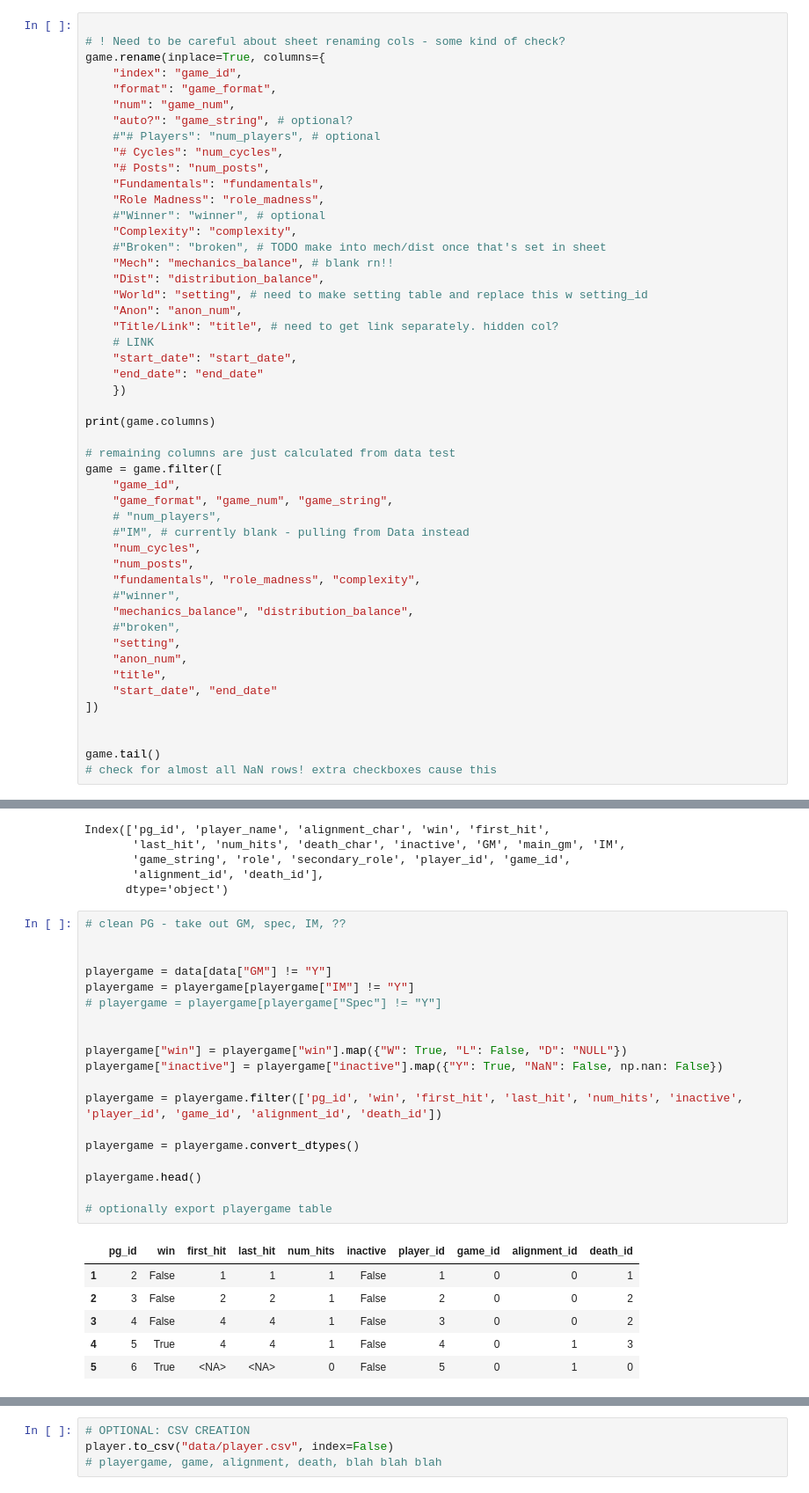
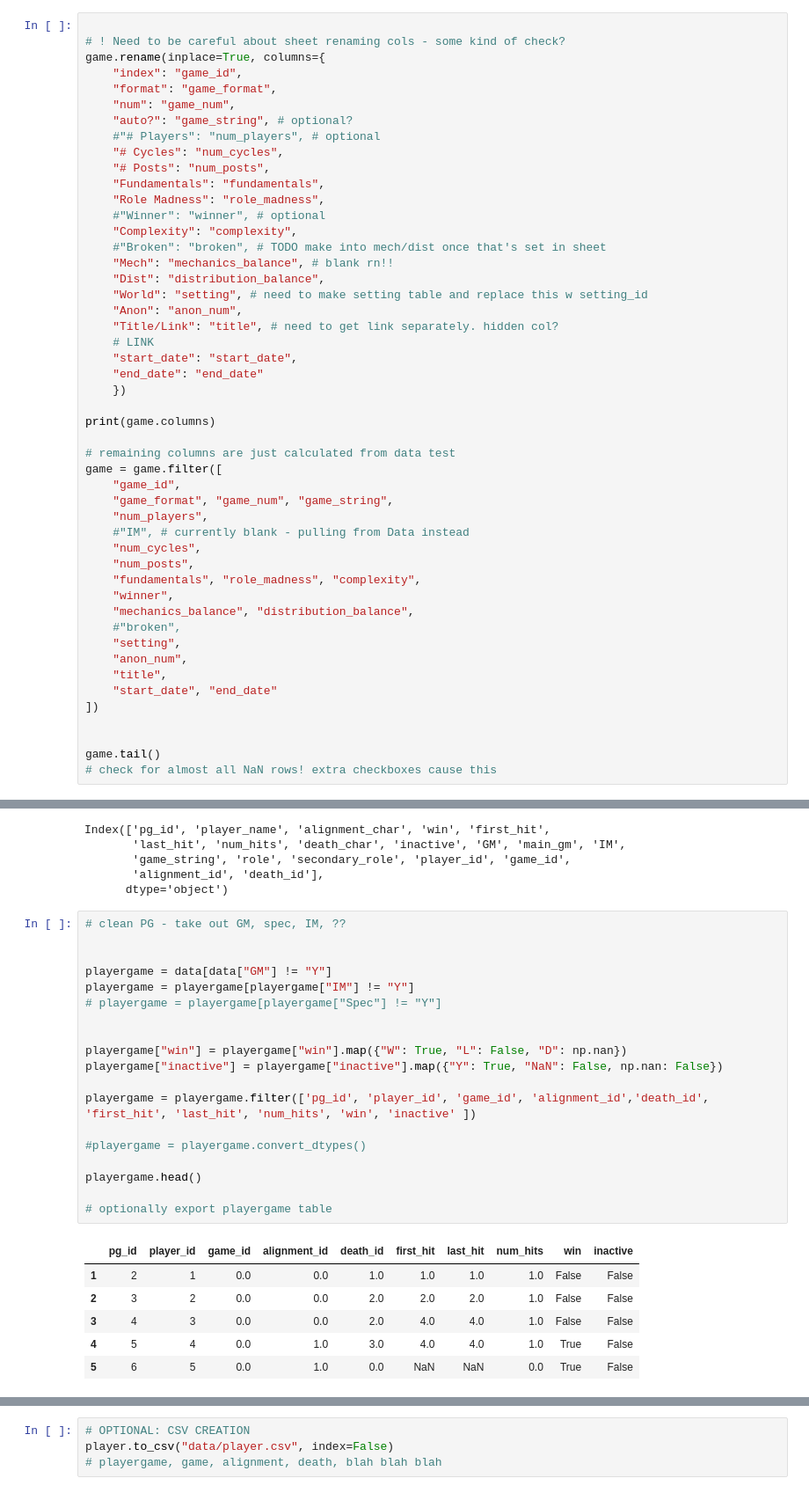
Before and after one commit to isabelle-sanford/se-stats, a Jupyter notebook: data_cleaning.ipynb, the cells around one changed output, grey strips where cells are left out. Shown at 88% size. Cells and saved outputs as stored; diff of their text form.

```diff
--- a/data_cleaning.ipynb
+++ b/data_cleaning.ipynb
@@ -161,12 +157,12 @@ print(game.columns)
 game = game.filter([
     "game_id",
     "game_format", "game_num", "game_string",
-    # "num_players",
+    "num_players",
     #"IM", # currently blank - pulling from Data instead
     "num_cycles",
     "num_posts",
     "fundamentals", "role_madness", "complexity",
-    #"winner",
+    "winner",
     "mechanics_balance", "distribution_balance",
     #"broken",
     "setting",
@@ -400,26 +420,26 @@ Index(['pg_id', 'player_name', 'alignment_char', 'win', 'first_hit',
 # %%
 # clean PG - take out GM, spec, IM, ??
 
 
 playergame = data[data["GM"] != "Y"]
 playergame = playergame[playergame["IM"] != "Y"]
 # playergame = playergame[playergame["Spec"] != "Y"]
 
 
-playergame["win"] = playergame["win"].map({"W": True, "L": False, "D": "NULL"})
+playergame["win"] = playergame["win"].map({"W": True, "L": False, "D": np.nan})
 playergame["inactive"] = playergame["inactive"].map({"Y": True, "NaN": False, np.nan: False})
 
-playergame = playergame.filter(['pg_id', 'win', 'first_hit', 'last_hit', 'num_hits', 'inactive', 'player_id', 'game_id', 'alignment_id', 'death_id'])
+playergame = playergame.filter(['pg_id', 'player_id', 'game_id', 'alignment_id','death_id', 'first_hit', 'last_hit', 'num_hits', 'win', 'inactive' ])
 
-playergame = playergame.convert_dtypes()
+#playergame = playergame.convert_dtypes()
 
 playergame.head()
 
 # optionally export playergame table
 # %% [output]
-|  | pg_id | win | first_hit | last_hit | num_hits | inactive | player_id | game_id | alignment_id | death_id |
-| 1 | 2 | False | 1 | 1 | 1 | False | 1 | 0 | 0 | 1 |
-| 2 | 3 | False | 2 | 2 | 1 | False | 2 | 0 | 0 | 2 |
-| 3 | 4 | False | 4 | 4 | 1 | False | 3 | 0 | 0 | 2 |
-| 4 | 5 | True | 4 | 4 | 1 | False | 4 | 0 | 1 | 3 |
-| 5 | 6 | True | <NA> | <NA> | 0 | False | 5 | 0 | 1 | 0 |
+|  | pg_id | player_id | game_id | alignment_id | death_id | first_hit | last_hit | num_hits | win | inactive |
+| 1 | 2 | 1 | 0.0 | 0.0 | 1.0 | 1.0 | 1.0 | 1.0 | False | False |
+| 2 | 3 | 2 | 0.0 | 0.0 | 2.0 | 2.0 | 2.0 | 1.0 | False | False |
+| 3 | 4 | 3 | 0.0 | 0.0 | 2.0 | 4.0 | 4.0 | 1.0 | False | False |
+| 4 | 5 | 4 | 0.0 | 1.0 | 3.0 | 4.0 | 4.0 | 1.0 | True | False |
+| 5 | 6 | 5 | 0.0 | 1.0 | 0.0 | NaN | NaN | 0.0 | True | False |
```
Also changed, not shown: parts of 38 cells of this notebook, 3 other files.
